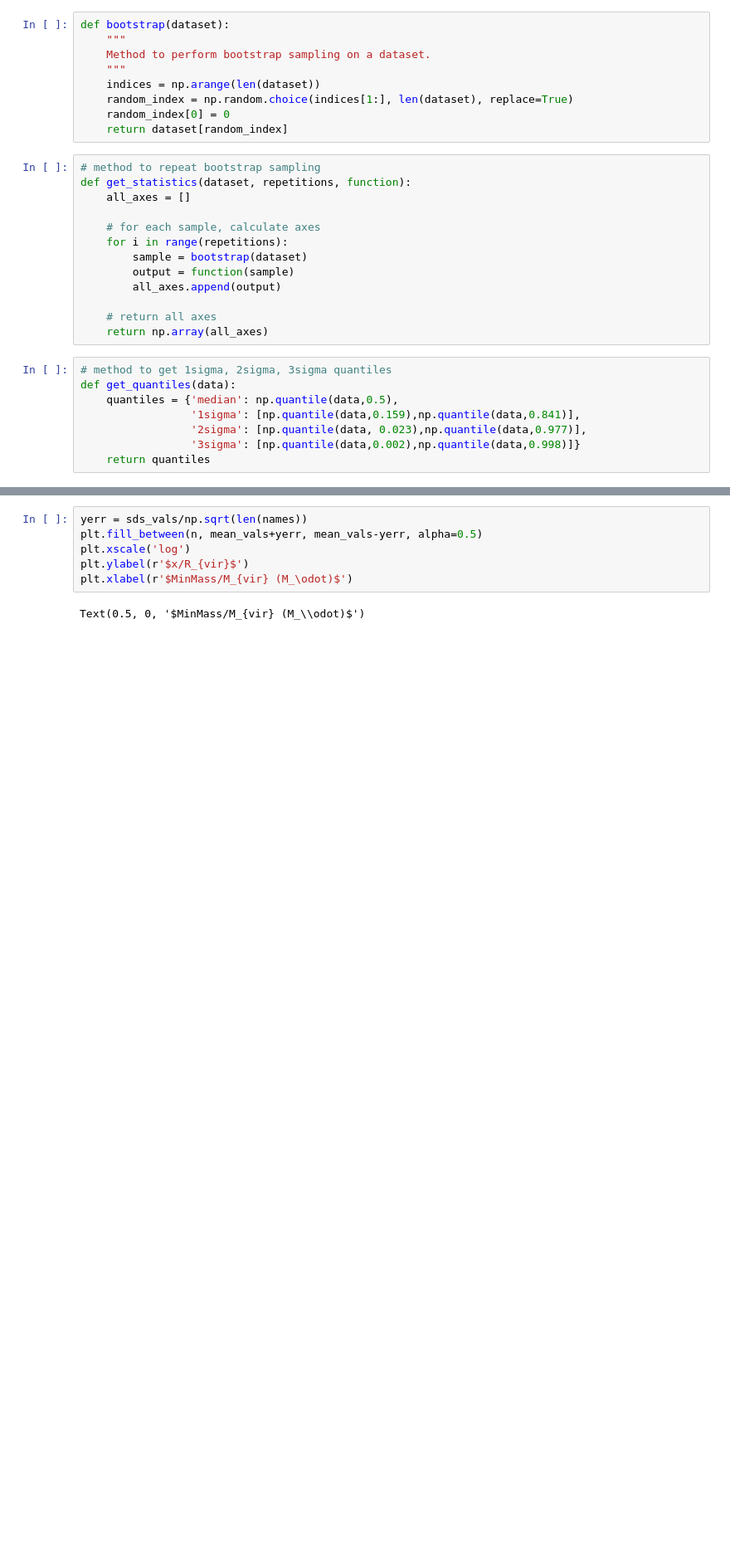
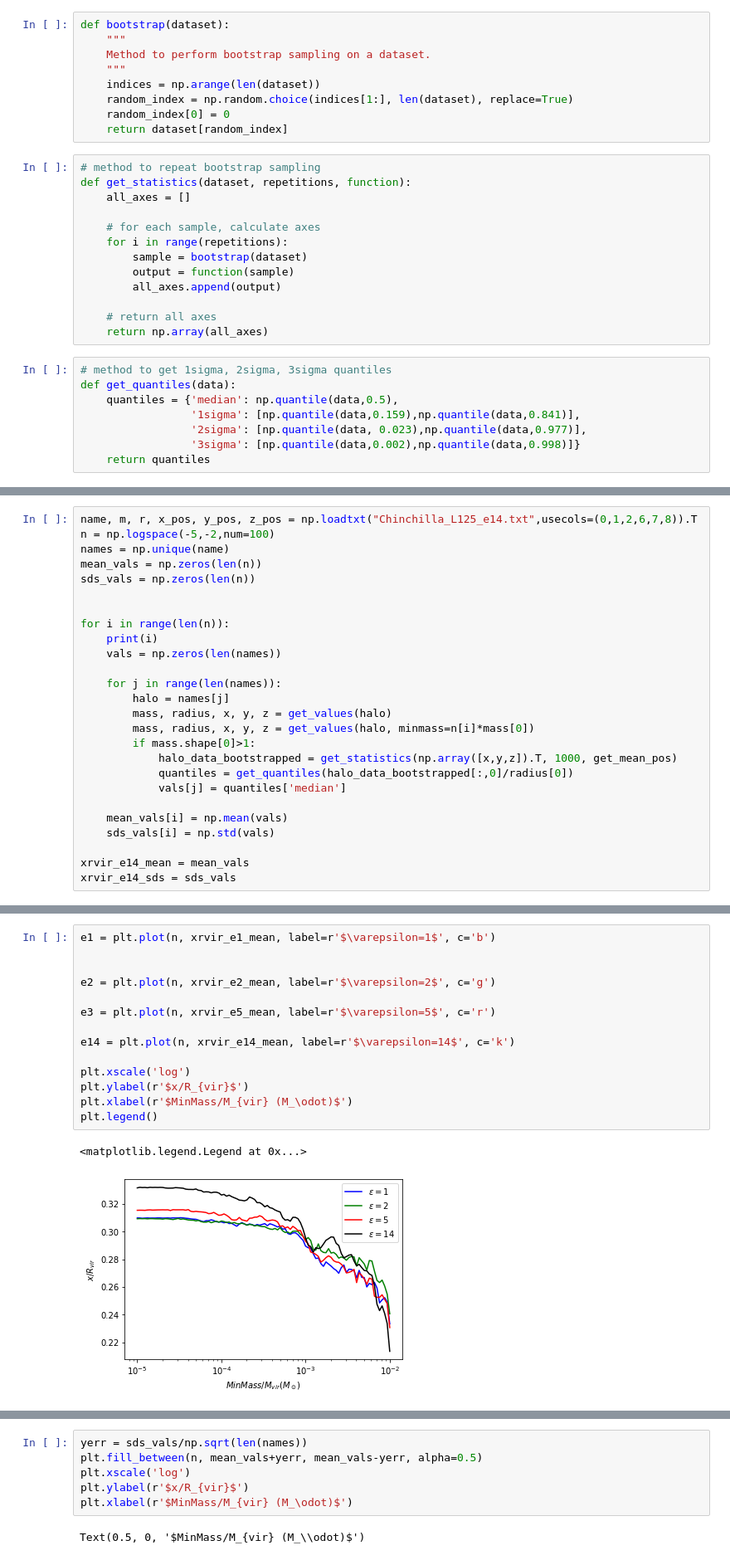
Before and after one commit to Christine8888/satellites, a Jupyter notebook: Full Pipeline.ipynb, the cells around one changed output, grey strips where cells are left out. Shown at 83% size. Cells and saved outputs as stored; diff of their text form; blank space fills up the shorter version.

```diff
--- a/Full Pipeline.ipynb
+++ b/Full Pipeline.ipynb
@@ -130,0 +610,26 @@ def get_mean_dist(data):
+# %%
+name, m, r, x_pos, y_pos, z_pos = np.loadtxt("Chinchilla_L125_e14.txt",usecols=(0,1,2,6,7,8)).T
+n = np.logspace(-5,-2,num=100)
+names = np.unique(name)
+mean_vals = np.zeros(len(n))
+sds_vals = np.zeros(len(n))
+
+
+for i in range(len(n)):
+    print(i)
+    vals = np.zeros(len(names))
+
+    for j in range(len(names)):
+        halo = names[j]
+        mass, radius, x, y, z = get_values(halo)
+        mass, radius, x, y, z = get_values(halo, minmass=n[i]*mass[0])
+        if mass.shape[0]>1:
+            halo_data_bootstrapped = get_statistics(np.array([x,y,z]).T, 1000, get_mean_pos)
+            quantiles = get_quantiles(halo_data_bootstrapped[:,0]/radius[0])
+            vals[j] = quantiles['median']
+
+    mean_vals[i] = np.mean(vals)
+    sds_vals[i] = np.std(vals)
+
+xrvir_e14_mean = mean_vals
+xrvir_e14_sds = sds_vals
@@ -130,0 +654,17 @@ def get_mean_dist(data):
+# %%
+e1 = plt.plot(n, xrvir_e1_mean, label=r'$\varepsilon=1$', c='b')
+
+
+e2 = plt.plot(n, xrvir_e2_mean, label=r'$\varepsilon=2$', c='g')
+
+e3 = plt.plot(n, xrvir_e5_mean, label=r'$\varepsilon=5$', c='r')
+
+e14 = plt.plot(n, xrvir_e14_mean, label=r'$\varepsilon=14$', c='k')
+
+plt.xscale('log')
+plt.ylabel(r'$x/R_{vir}$')
+plt.xlabel(r'$MinMass/M_{vir} (M_\odot)$')
+plt.legend()
+# %% [output]
+<matplotlib.legend.Legend at 0x...>
+[figure, added]
```
Also changed, not shown: parts of 40 cells of this notebook, 2 other files.
